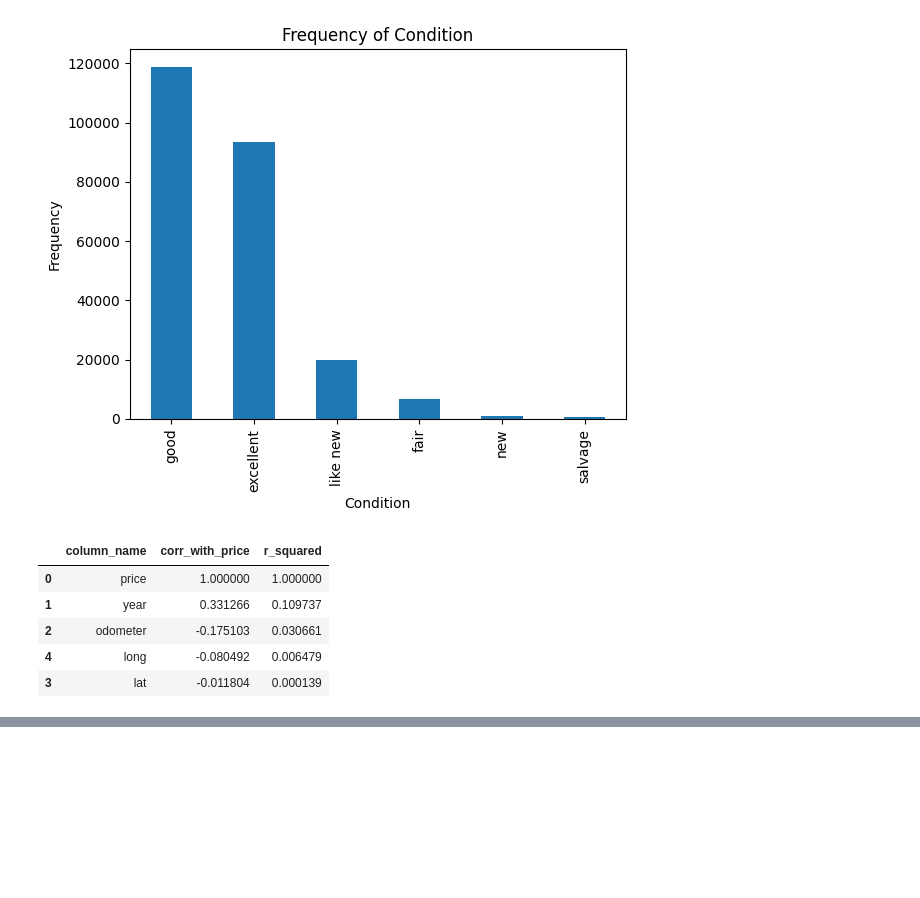
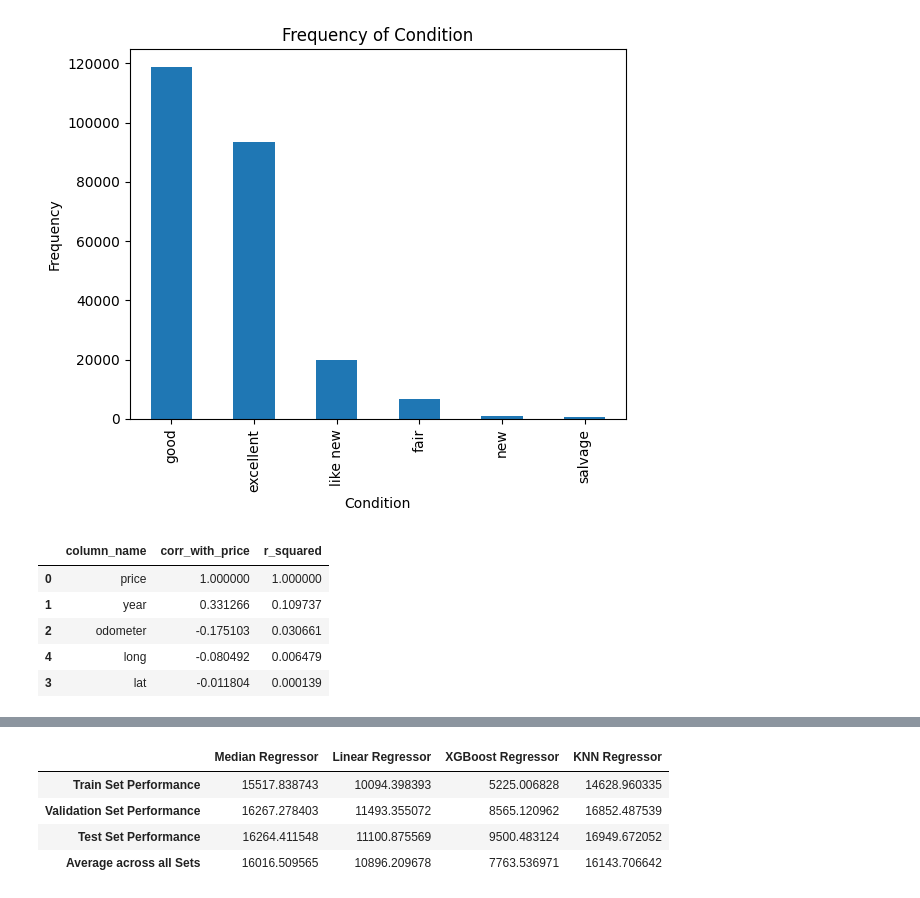
Before and after one commit to zaki1503/craigslistpriceprediction, a Jupyter notebook: DSC148FinalProjectNotebook.ipynb, the cells around one changed output, grey strips where cells are left out. Saved outputs shown, nothing was run; the diff lists cells and outputs as text; code cells hidden in the pictures; blank space fills up the shorter version.

```diff
--- a/DSC148FinalProjectNotebook.ipynb
+++ b/DSC148FinalProjectNotebook.ipynb
@@ -613,0 +1127,8 @@ df_clean
+# %%
+rmse_df
+# %% [output]
+|  | Median Regressor | Linear Regressor | XGBoost Regressor | KNN Regressor |
+| Train Set Performance | 15517.838743 | 10094.398393 | 5225.006828 | 14628.960335 |
+| Validation Set Performance | 16267.278403 | 11493.355072 | 8565.120962 | 16852.487539 |
+| Test Set Performance | 16264.411548 | 11100.875569 | 9500.483124 | 16949.672052 |
+| Average across all Sets | 16016.509565 | 10896.209678 | 7763.536971 | 16143.706642 |
```
Also changed, not shown: parts of 25 cells of this notebook.
